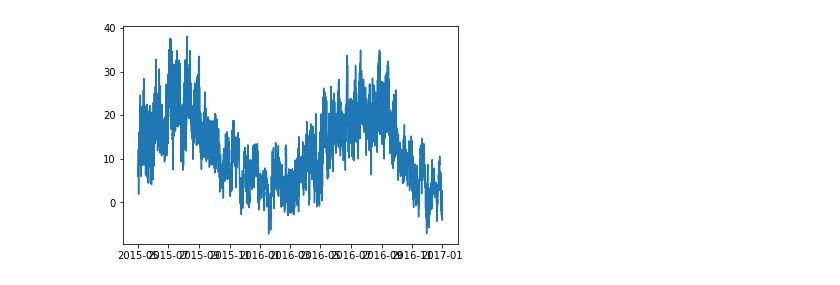
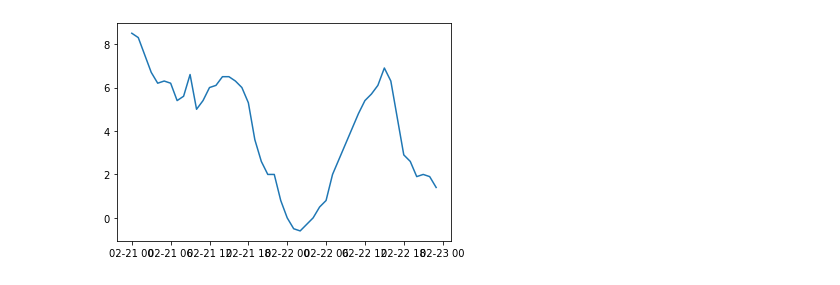
Before and after one commit to AA-Black-Mamba/Workspace, a Jupyter notebook: Einlesen_Wetterdaten_V2.ipynb, the cells around one changed output. Cells and saved outputs as stored; diff of their text form; code cells hidden in the pictures.

```diff
--- a/Einlesen_Wetterdaten_V2.ipynb
+++ b/Einlesen_Wetterdaten_V2.ipynb
@@ -122,7 +122,7 @@ Cloud_Dataset = pd.read_csv("Cloudiness_n_stunde_19490101_20181231_01420.txt",
                 sep=";",
                 decimal=".",
                 usecols=["DateTime","TotalCloudCover"])
-Cloud_Dataset = Cloud_Dataset[Cloud_Dataset.index>= 2015050100]
+Cloud_Dataset = Cloud_Dataset[Cloud_Dataset.index>= 2015010100]
 Cloud_Dataset = Cloud_Dataset[Cloud_Dataset.index <2017010100]
 print(Cloud_Dataset)
 MergeListe.append(Cloud_Dataset)
@@ -162,7 +162,7 @@ Precipitation_Dataset = pd.read_csv("Niederschlag_rr_stunde_19950901_20181231_01
                 sep=";",
                 decimal=".",
                 usecols=["DateTime","PrecipitationHeight"])
-Precipitation_Dataset = Precipitation_Dataset[Precipitation_Dataset.index>= 2015050100]
+Precipitation_Dataset = Precipitation_Dataset[Precipitation_Dataset.index>= 2015010100]
 Precipitation_Dataset = Precipitation_Dataset[Precipitation_Dataset.index <2017010100]
 print(Precipitation_Dataset)
 MergeListe.append(Precipitation_Dataset)
@@ -198,7 +198,7 @@ Visibility_Dataset = pd.read_csv("Sicht_vv_stunde_19490101_20181231_01420.txt",
                 sep=";",
                 decimal=".",
                 usecols=["DateTime","Visibility"])
-Visibility_Dataset = Visibility_Dataset[Visibility_Dataset.index>= 2015050100]
+Visibility_Dataset = Visibility_Dataset[Visibility_Dataset.index>= 2015010100]
 Visibility_Dataset = Visibility_Dataset[Visibility_Dataset.index <2017010100]
 print(Visibility_Dataset)
 MergeListe.append(Visibility_Dataset)
@@ -234,7 +234,7 @@ Wind_Dataset = pd.read_csv("Wind_ff_stunde_19670101_20181231_01420.txt",
                 sep=";",
                 decimal=".",
                 usecols=["DateTime","MeanWindSpeed"])
-Wind_Dataset = Wind_Dataset[Wind_Dataset.index>= 2015050100]
+Wind_Dataset = Wind_Dataset[Wind_Dataset.index>= 2015010100]
 Wind_Dataset = Wind_Dataset[Wind_Dataset.index <2017010100]
 print(Wind_Dataset)
 MergeListe.append(Wind_Dataset)
@@ -401,5 +390,5 @@ plt.show()
 # %%
-plt.plot(Ind_Wetterdaten.index,Ind_Wetterdaten['Temperature'])
+plt.plot(Ind_Wetterdaten.index[1224:1272],Ind_Wetterdaten['Temperature'][1224:1272]) #timeframe chosen for two random days
 plt.show()
 # %% [output]
-[figure, old version]
+[figure, new version]
```
Also changed, not shown: parts of 18 cells of this notebook.
